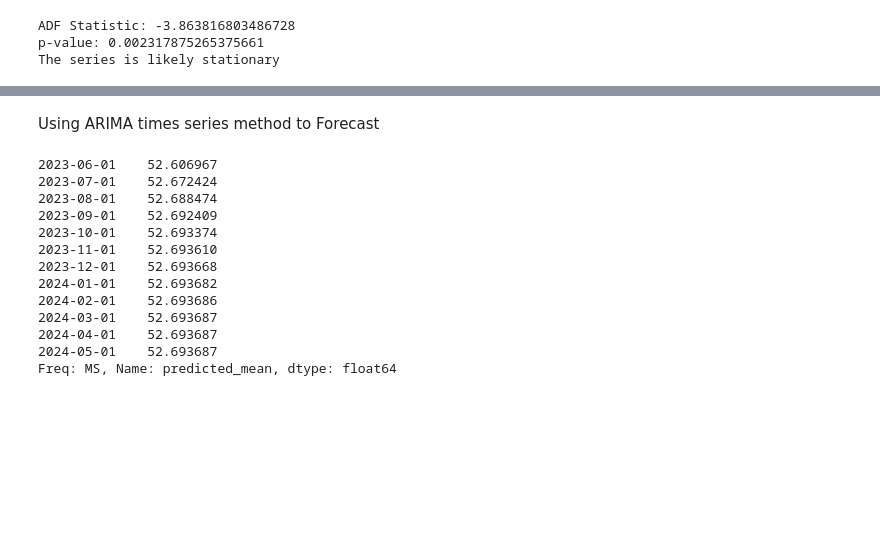
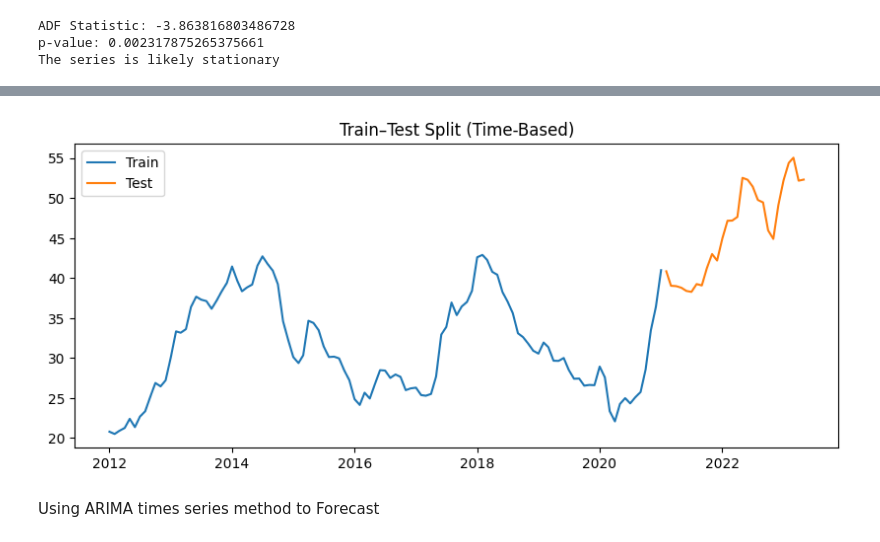
Before and after one commit to dlhegend/-TS_Academy_Capstone_Project, a Jupyter notebook: notebooks/Gift_M_TSAcademy_Cap_Project.ipynb, the cells around one changed output, grey strips where cells are left out. Cells and saved outputs as stored; diff of their text form; code cells hidden in the pictures; blank space fills up the shorter version.

```diff
--- a/notebooks/Gift_M_TSAcademy_Cap_Project.ipynb
+++ b/notebooks/Gift_M_TSAcademy_Cap_Project.ipynb
@@ -252,24 +311,16 @@ The series is likely stationary
+# %%
+plt.figure(figsize=(10,4))
+plt.plot(train, label='Train')
+plt.plot(test, label='Test')
+plt.legend()
+plt.title("Train–Test Split (Time-Based)")
+plt.show()
+# %% [output]
+[figure, added]
 # %% [markdown]
 Using ARIMA times series method to Forecast
 # %%
 from statsmodels.tsa.arima.model import ARIMA
 
-model = ARIMA(df['avr_monthly_kiloprice'], order=(1,1,1))
-model_fit = model.fit()
-
-forecast = model_fit.forecast(steps=12)
-print(forecast)
+model = ARIMA(train, order=(1, 1, 3))
+fitted_model = model.fit()
-# %% [output]
-2023-06-01    52.606967
-2023-07-01    52.672424
-2023-08-01    52.688474
-2023-09-01    52.692409
-2023-10-01    52.693374
-2023-11-01    52.693610
-2023-12-01    52.693668
-2024-01-01    52.693682
-2024-02-01    52.693686
-2024-03-01    52.693687
-2024-04-01    52.693687
-2024-05-01    52.693687
-Freq: MS, Name: predicted_mean, dtype: float64
```
Also changed, not shown: parts of 14 cells of this notebook.
